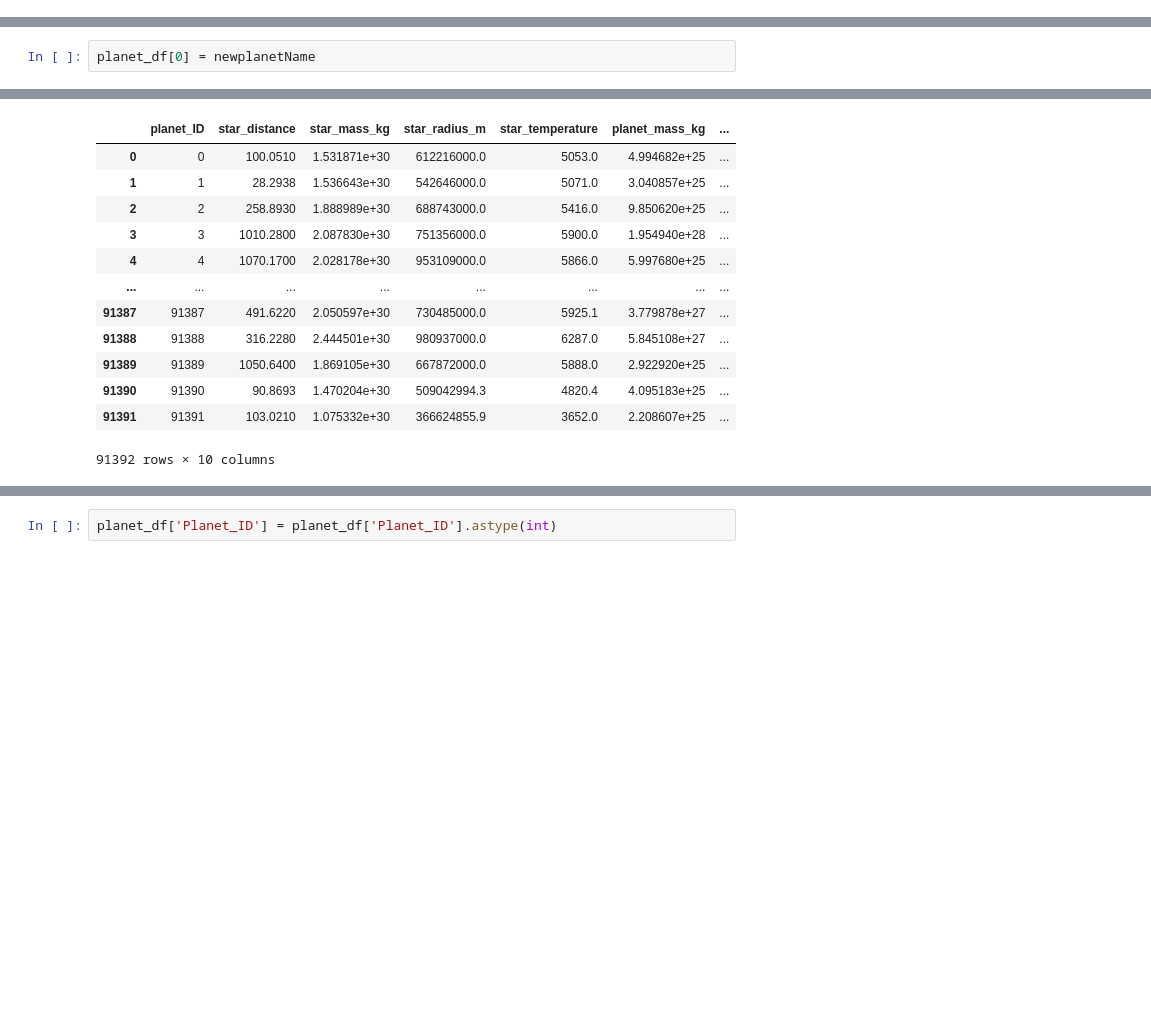
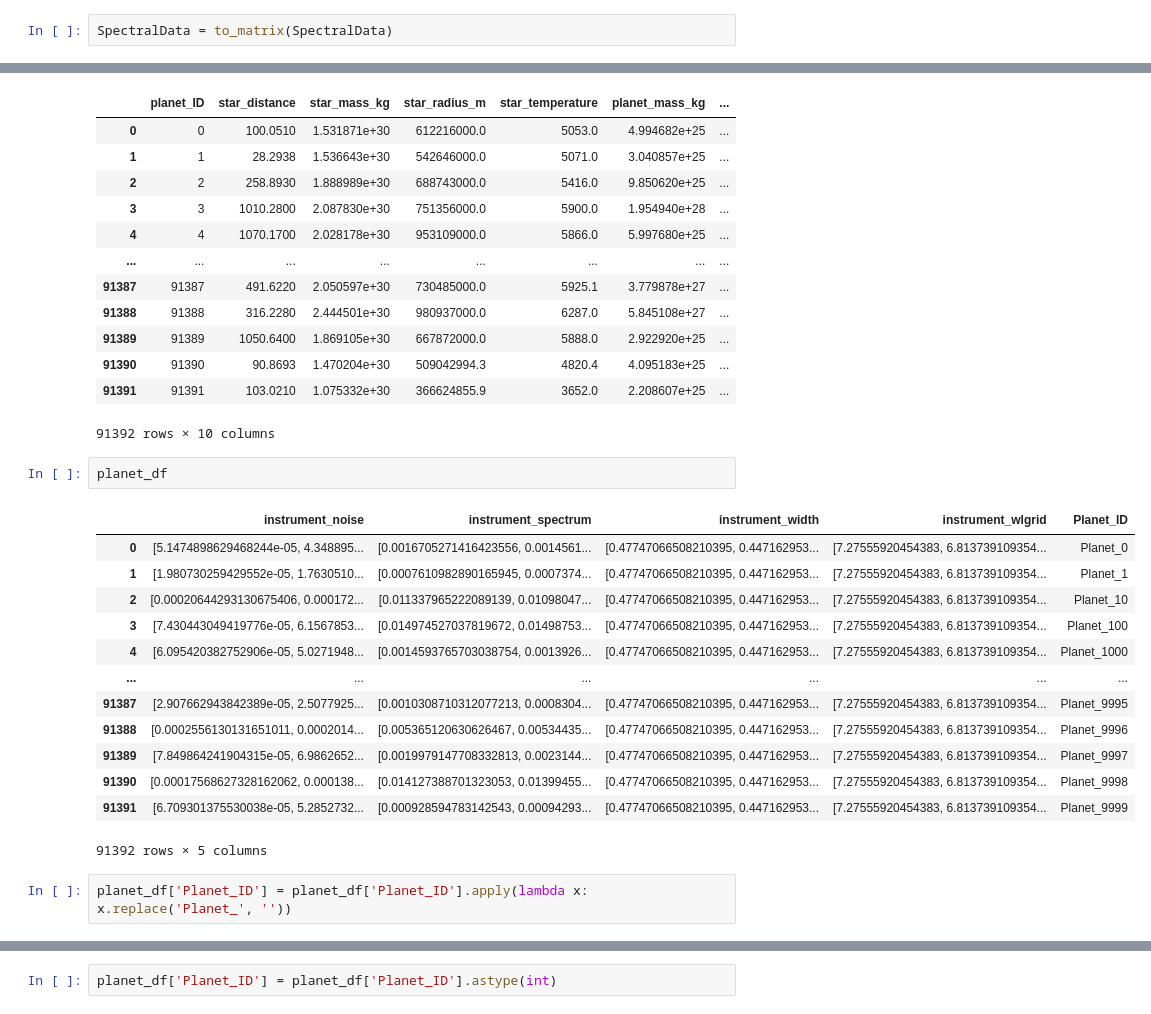
Before and after one commit to alisdghnia/DSP-Final-Project, a Jupyter notebook: Ariel ML Data Challenge.ipynb, the cells around one changed output, grey strips where cells are left out. Cells and saved outputs as stored; diff of their text form; blank space fills up the shorter version.

```diff
--- a/Ariel ML Data Challenge.ipynb
+++ b/Ariel ML Data Challenge.ipynb
@@ -41,3 +30,5 @@ def to_matrix(SpectralData):
         wlwidth = SpectralData[current_id]['instrument_width'][:]
         observed_spectrum[idx,:,:] = np.concatenate([wlgrid[...,np.newaxis],spectrum[...,np.newaxis],noise[...,np.newaxis],wlwidth[...,np.newaxis]],axis=-1)
     return observed_spectrum
+# %%
+SpectralData = to_matrix(SpectralData)
@@ -219,5 +254,3 @@ for x in planet_df[0]:
-# %%
-planet_df[0] = newplanetName
 # %%
 planet_df = planet_df.rename(columns = {0 : 'Planet_ID'})
 # %%
@@ -244,3 +277,21 @@ df1
 | 91390 | 91390 | 90.8693 | 1.470204e+30 | 509042994.3 | 4820.4 | 4.095183e+25 | ... |
 | 91391 | 91391 | 103.0210 | 1.075332e+30 | 366624855.9 | 3652.0 | 2.208607e+25 | ... |
 91392 rows × 10 columns
+# %%
+planet_df
+# %% [output]
+|  | instrument_noise | instrument_spectrum | instrument_width | instrument_wlgrid | Planet_ID |
+| 0 | [5.1474898629468244e-05, 4.348895... | [0.0016705271416423556, 0.0014561... | [0.47747066508210395, 0.447162953... | [7.27555920454383, 6.813739109354... | Planet_0 |
+| 1 | [1.980730259429552e-05, 1.7630510... | [0.0007610982890165945, 0.0007374... | [0.47747066508210395, 0.447162953... | [7.27555920454383, 6.813739109354... | Planet_1 |
+| 2 | [0.00020644293130675406, 0.000172... | [0.011337965222089139, 0.01098047... | [0.47747066508210395, 0.447162953... | [7.27555920454383, 6.813739109354... | Planet_10 |
+| 3 | [7.430443049419776e-05, 6.1567853... | [0.014974527037819672, 0.01498753... | [0.47747066508210395, 0.447162953... | [7.27555920454383, 6.813739109354... | Planet_100 |
+| 4 | [6.095420382752906e-05, 5.0271948... | [0.0014593765703038754, 0.0013926... | [0.47747066508210395, 0.447162953... | [7.27555920454383, 6.813739109354... | Planet_1000 |
+| ... | ... | ... | ... | ... | ... |
+| 91387 | [2.907662943842389e-05, 2.5077925... | [0.0010308710312077213, 0.0008304... | [0.47747066508210395, 0.447162953... | [7.27555920454383, 6.813739109354... | Planet_9995 |
+| 91388 | [0.0002556130131651011, 0.0002014... | [0.005365120630626467, 0.00534435... | [0.47747066508210395, 0.447162953... | [7.27555920454383, 6.813739109354... | Planet_9996 |
+| 91389 | [7.849864241904315e-05, 6.9862652... | [0.0019979147708332813, 0.0023144... | [0.47747066508210395, 0.447162953... | [7.27555920454383, 6.813739109354... | Planet_9997 |
+| 91390 | [0.00017568627328162062, 0.000138... | [0.014127388701323053, 0.01399455... | [0.47747066508210395, 0.447162953... | [7.27555920454383, 6.813739109354... | Planet_9998 |
+| 91391 | [6.709301375530038e-05, 5.2852732... | [0.000928594783142543, 0.00094293... | [0.47747066508210395, 0.447162953... | [7.27555920454383, 6.813739109354... | Planet_9999 |
+91392 rows × 5 columns
+# %%
+planet_df['Planet_ID'] = planet_df['Planet_ID'].apply(lambda x: x.replace('Planet_', ''))
```
Also changed, not shown: parts of 26 cells of this notebook, 1 other file.
